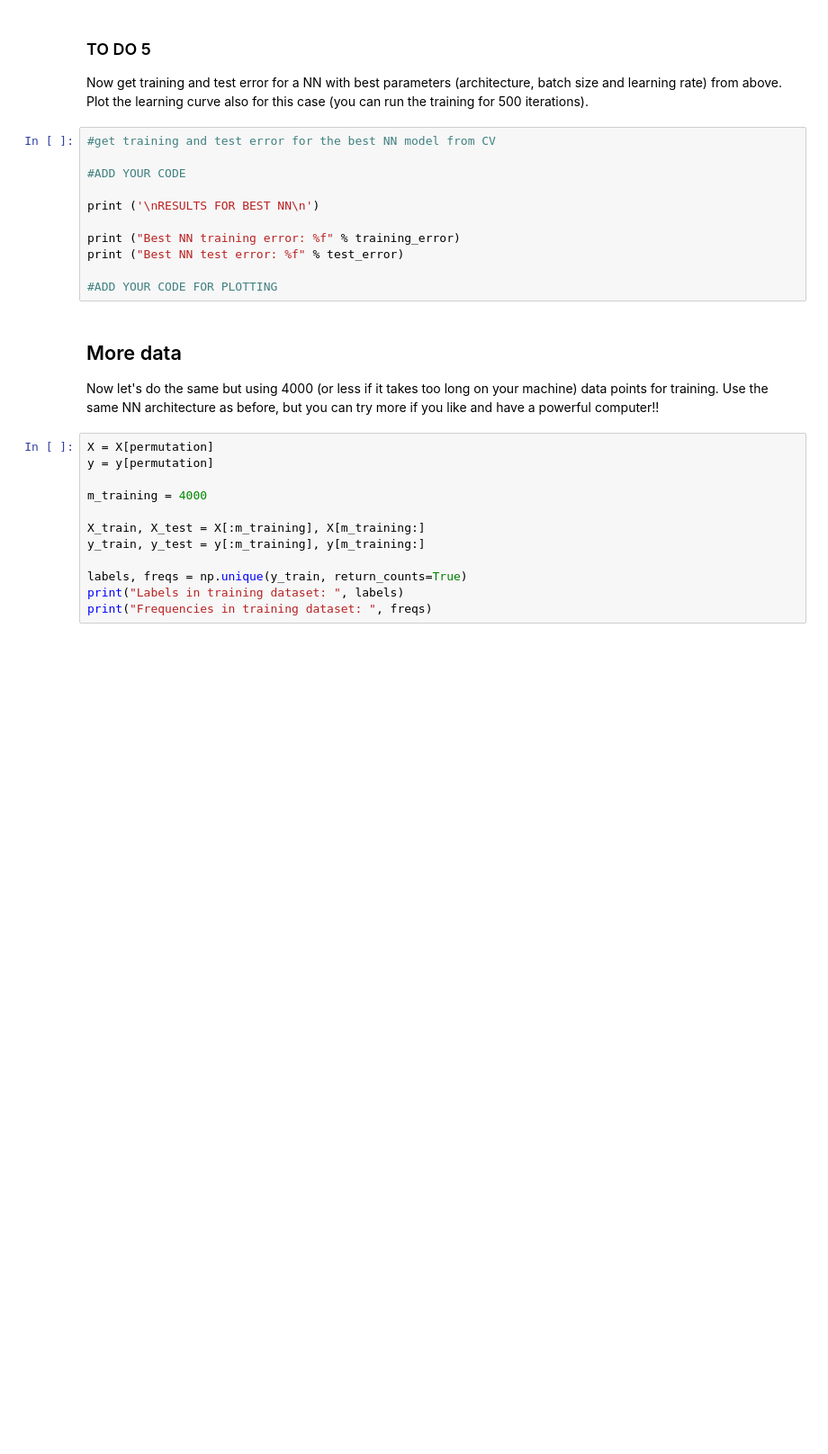
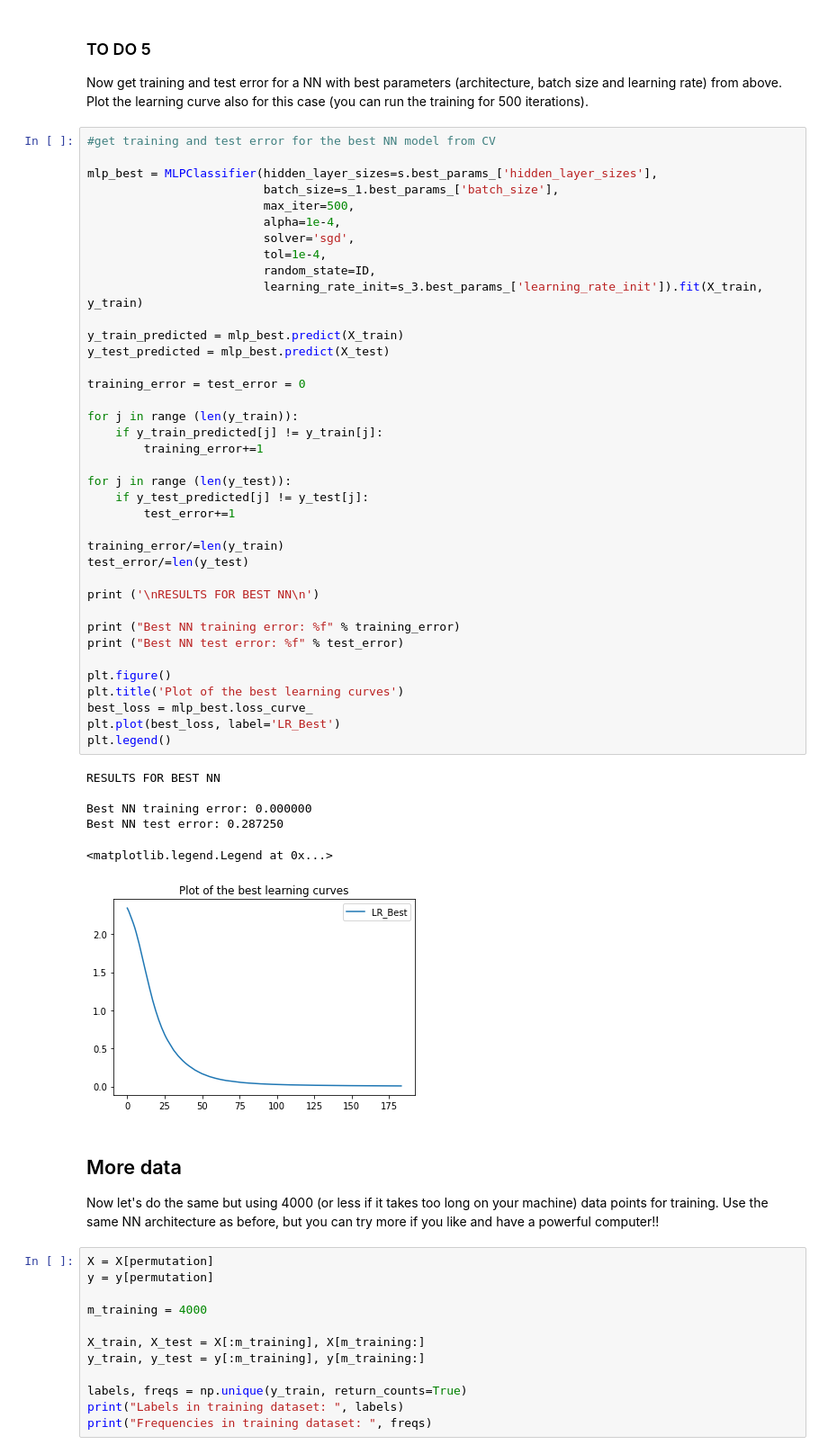
Before and after one commit to vittorioexp/machine-learning-exercises, a Jupyter notebook: homework3/esposito_vittorio_lab3.ipynb, the cells around one changed output. Shown at 90% size. Saved outputs shown, nothing was run; the diff lists cells and outputs as text; blank space fills up the shorter version.

```diff
--- a/homework3/esposito_vittorio_lab3.ipynb
+++ b/homework3/esposito_vittorio_lab3.ipynb
@@ -351,17 +360,51 @@ Comment about the learning curves (i.e. the variation of the loss over the steps
 ### TO DO 5
 
 Now get training and test error for a NN with best parameters (architecture, batch size and learning rate) from above. Plot the learning curve also for this case (you can run the training for 500 iterations).
-# %%
-#get training and test error for the best NN model from CV
-
-#ADD YOUR CODE
-
-print ('\nRESULTS FOR BEST NN\n')
-
-print ("Best NN training error: %f" % training_error)
-print ("Best NN test error: %f" % test_error)
-
-#ADD YOUR CODE FOR PLOTTING
+# %%
+#get training and test error for the best NN model from CV
+
+mlp_best = MLPClassifier(hidden_layer_sizes=s.best_params_['hidden_layer_sizes'],
+                         batch_size=s_1.best_params_['batch_size'],
+                         max_iter=500,
+                         alpha=1e-4,
+                         solver='sgd',
+                         tol=1e-4,
+                         random_state=ID,
+                         learning_rate_init=s_3.best_params_['learning_rate_init']).fit(X_train, y_train)
+
+y_train_predicted = mlp_best.predict(X_train)
+y_test_predicted = mlp_best.predict(X_test)
+
+training_error = test_error = 0
+
+for j in range (len(y_train)):
+    if y_train_predicted[j] != y_train[j]:
+        training_error+=1
+
+for j in range (len(y_test)):
+    if y_test_predicted[j] != y_test[j]:
+        test_error+=1
+
+training_error/=len(y_train)
+test_error/=len(y_test)
+
+print ('\nRESULTS FOR BEST NN\n')
+
+print ("Best NN training error: %f" % training_error)
+print ("Best NN test error: %f" % test_error)
+
+plt.figure()
+plt.title('Plot of the best learning curves')
+best_loss = mlp_best.loss_curve_
+plt.plot(best_loss, label='LR_Best')
+plt.legend()
+# %% [output]
+RESULTS FOR BEST NN
+
+Best NN training error: 0.000000
+Best NN test error: 0.287250
+<matplotlib.legend.Legend at 0x...>
+[figure, added]
 # %% [markdown]
 ## More data
 Now let's do the same but using 4000 (or less if it takes too long on your machine) data points for training. Use the same NN architecture as before, but you can try more if you like and have a powerful computer!!
```
Also changed, not shown: parts of 12 cells of this notebook.
